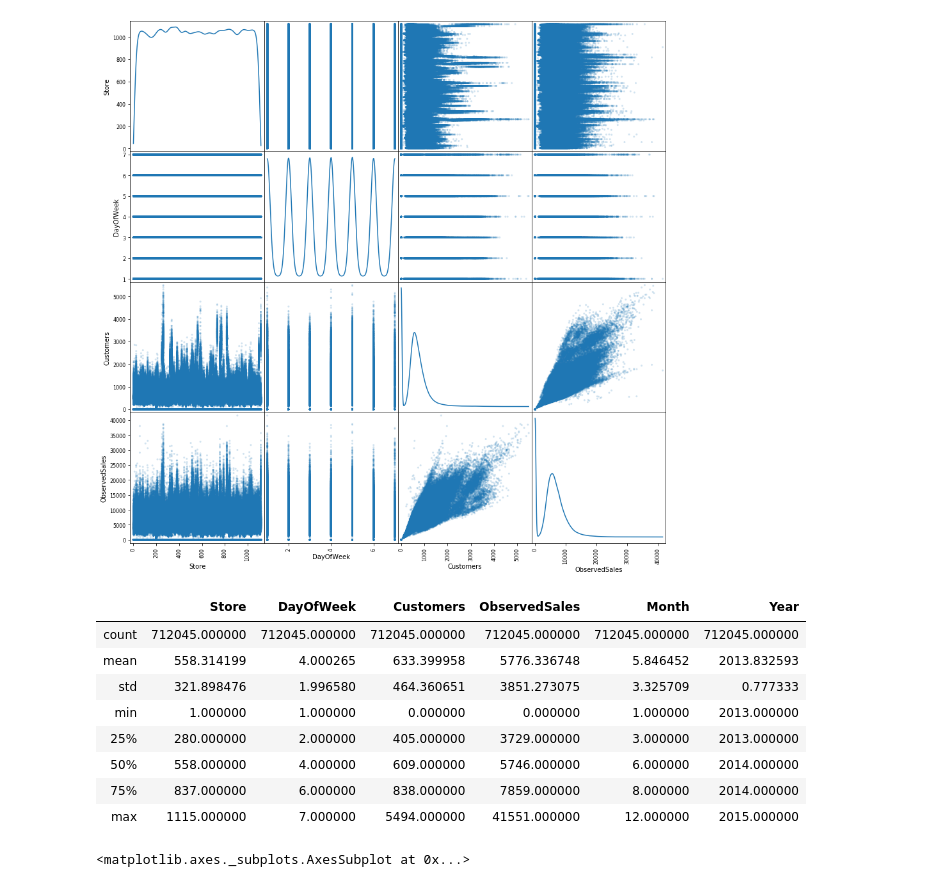
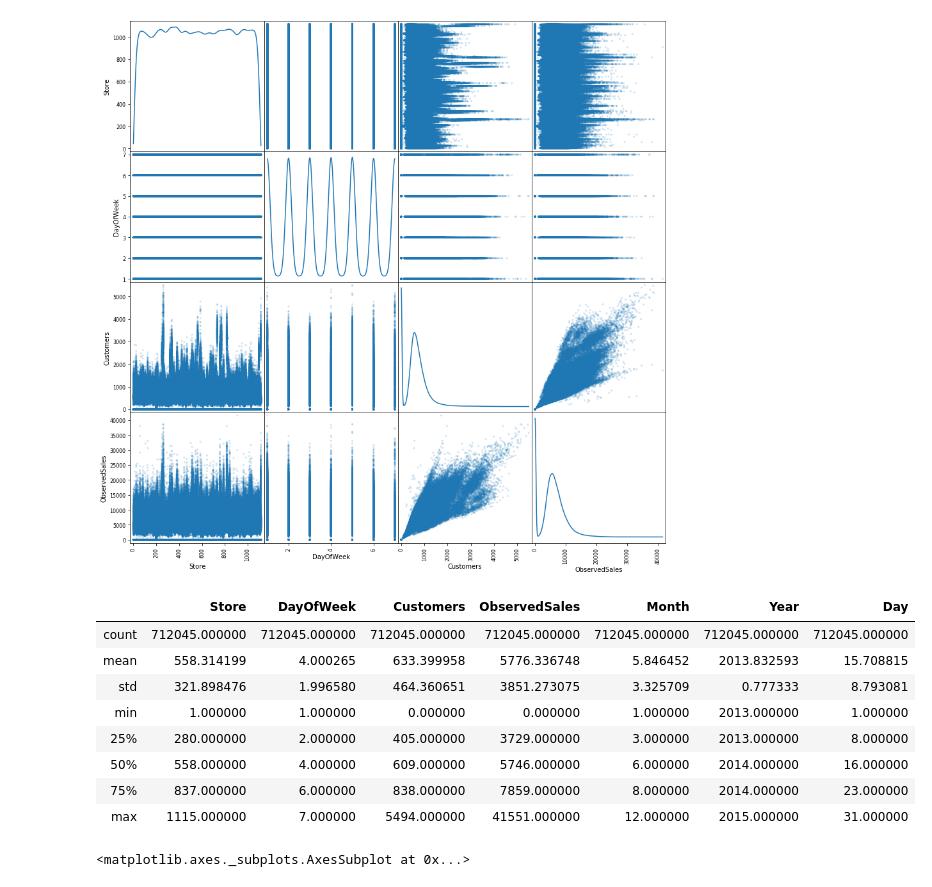
Before and after one commit to Arnofnr/ProjectBigDataCertif, a Jupyter notebook: SalesPredictionFelix.ipynb, the cells around one changed output. Drawn from its saved outputs; the diff is of its cells as text; code cells hidden in the pictures.

```diff
--- a/SalesPredictionFelix.ipynb
+++ b/SalesPredictionFelix.ipynb
@@ -92,18 +92,19 @@ plt.show()
 # %%
 # Plot observed sales en fonction de la date
 train_df['Month'] = train_df['Date'].map(lambda d: d.month)
 train_df['Year'] = train_df['Date'].map(lambda d: d.year)
+train_df['Day'] = train_df['Date'].map(lambda d: d.day)
 train_df.describe()
 # %% [output]
-|  | Store | DayOfWeek | Customers | ObservedSales | Month | Year |
-| count | 712045.000000 | 712045.000000 | 712045.000000 | 712045.000000 | 712045.000000 | 712045.000000 |
-| mean | 558.314199 | 4.000265 | 633.399958 | 5776.336748 | 5.846452 | 2013.832593 |
-| std | 321.898476 | 1.996580 | 464.360651 | 3851.273075 | 3.325709 | 0.777333 |
-| min | 1.000000 | 1.000000 | 0.000000 | 0.000000 | 1.000000 | 2013.000000 |
-| 25% | 280.000000 | 2.000000 | 405.000000 | 3729.000000 | 3.000000 | 2013.000000 |
-| 50% | 558.000000 | 4.000000 | 609.000000 | 5746.000000 | 6.000000 | 2014.000000 |
-| 75% | 837.000000 | 6.000000 | 838.000000 | 7859.000000 | 8.000000 | 2014.000000 |
-| max | 1115.000000 | 7.000000 | 5494.000000 | 41551.000000 | 12.000000 | 2015.000000 |
+|  | Store | DayOfWeek | Customers | ObservedSales | Month | Year | Day |
+| count | 712045.000000 | 712045.000000 | 712045.000000 | 712045.000000 | 712045.000000 | 712045.000000 | 712045.000000 |
+| mean | 558.314199 | 4.000265 | 633.399958 | 5776.336748 | 5.846452 | 2013.832593 | 15.708815 |
+| std | 321.898476 | 1.996580 | 464.360651 | 3851.273075 | 3.325709 | 0.777333 | 8.793081 |
+| min | 1.000000 | 1.000000 | 0.000000 | 0.000000 | 1.000000 | 2013.000000 | 1.000000 |
+| 25% | 280.000000 | 2.000000 | 405.000000 | 3729.000000 | 3.000000 | 2013.000000 | 8.000000 |
+| 50% | 558.000000 | 4.000000 | 609.000000 | 5746.000000 | 6.000000 | 2014.000000 | 16.000000 |
+| 75% | 837.000000 | 6.000000 | 838.000000 | 7859.000000 | 8.000000 | 2014.000000 | 23.000000 |
+| max | 1115.000000 | 7.000000 | 5494.000000 | 41551.000000 | 12.000000 | 2015.000000 | 31.000000 |
 # %%
 train_df.groupby('Month')['ObservedSales'].nunique().plot(kind='bar')
 # %% [output]
```
Also changed, not shown: parts of 3 cells of this notebook, 1 other file.
